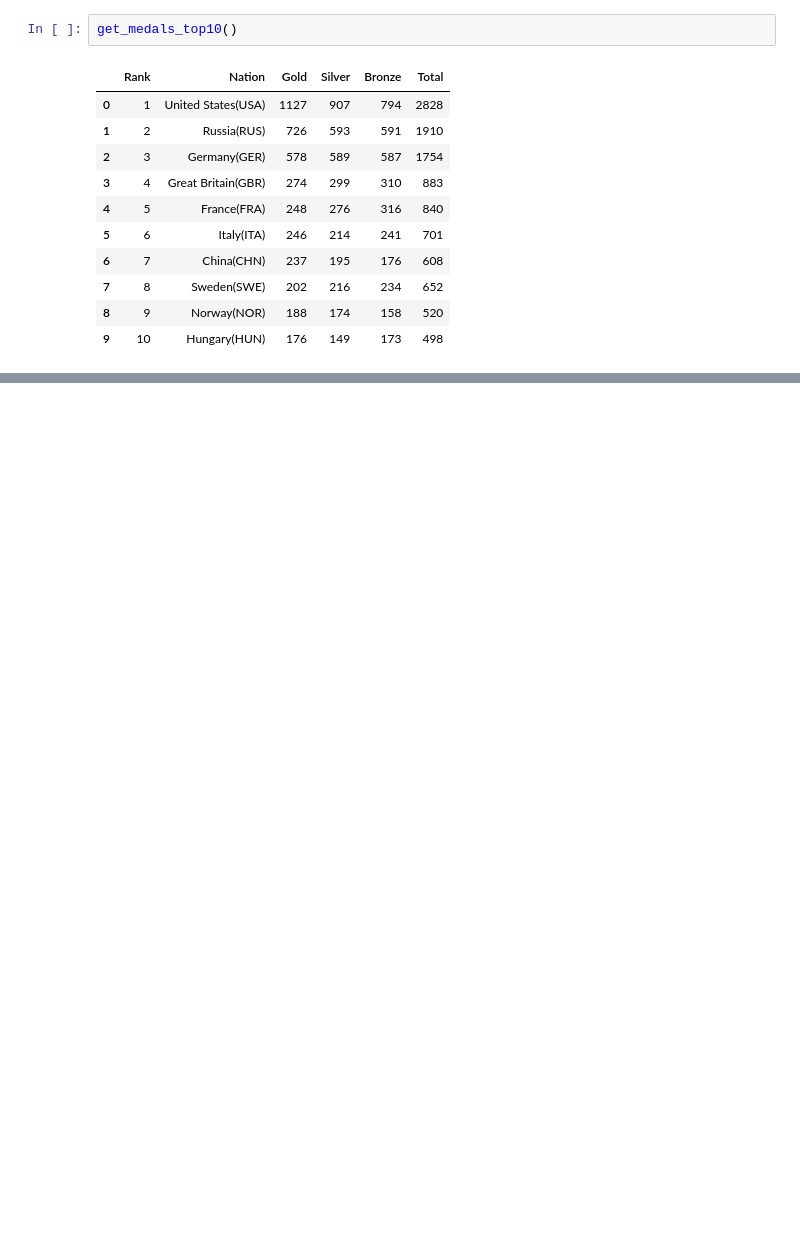
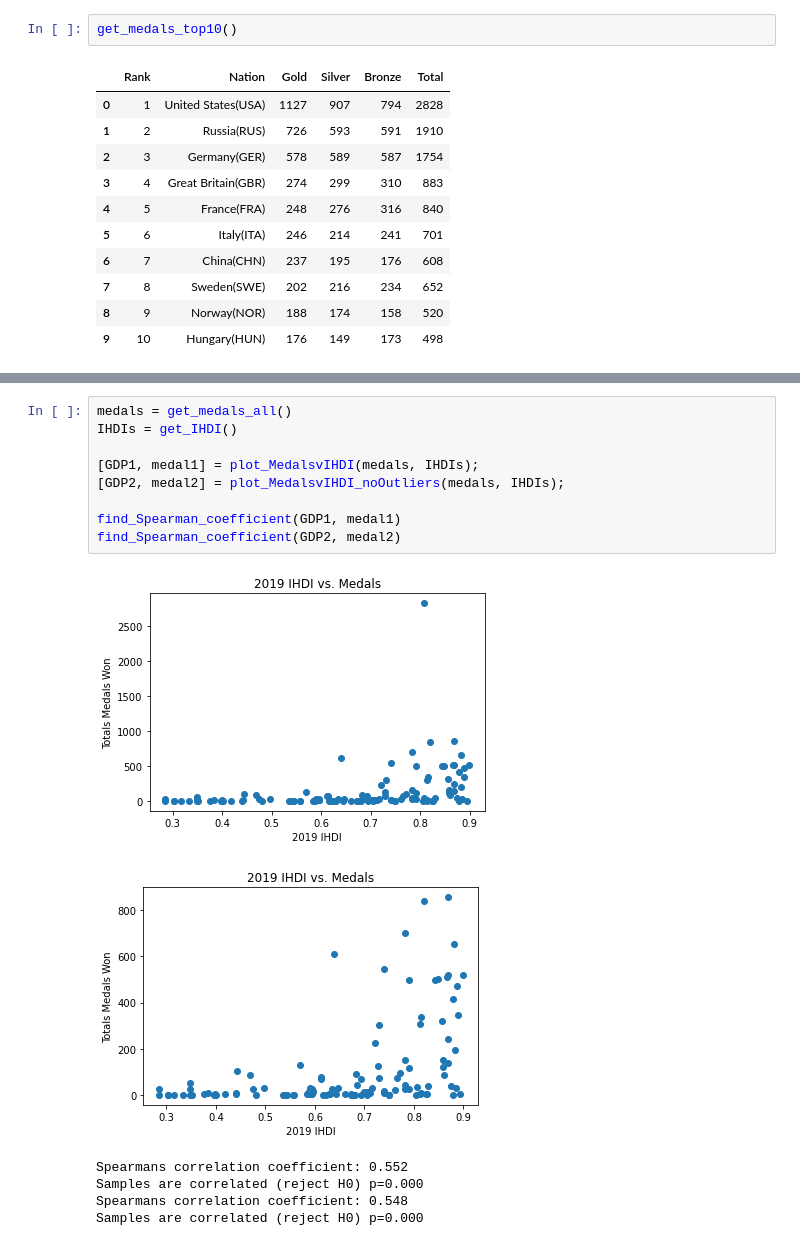
Before and after one commit to olincollege/econ-and-olympics, a Jupyter notebook: Economics-and-Olympics.ipynb, the cells around one changed output, grey strips where cells are left out. Saved outputs shown, nothing was run; the diff lists cells and outputs as text; blank space fills up the shorter version.

```diff
--- a/Economics-and-Olympics.ipynb
+++ b/Economics-and-Olympics.ipynb
@@ -95,0 +159,16 @@ get_IHDI()
+# %%
+medals = get_medals_all()
+IHDIs = get_IHDI()
+
+[GDP1, medal1] = plot_MedalsvIHDI(medals, IHDIs);
+[GDP2, medal2] = plot_MedalsvIHDI_noOutliers(medals, IHDIs);
+
+find_Spearman_coefficient(GDP1, medal1)
+find_Spearman_coefficient(GDP2, medal2)
+# %% [output]
+[figure, added]
+[figure, added]
+Spearmans correlation coefficient: 0.552
+Samples are correlated (reject H0) p=0.000
+Spearmans correlation coefficient: 0.548
+Samples are correlated (reject H0) p=0.000
```
Also changed, not shown: parts of 13 cells of this notebook, 3 other files.
